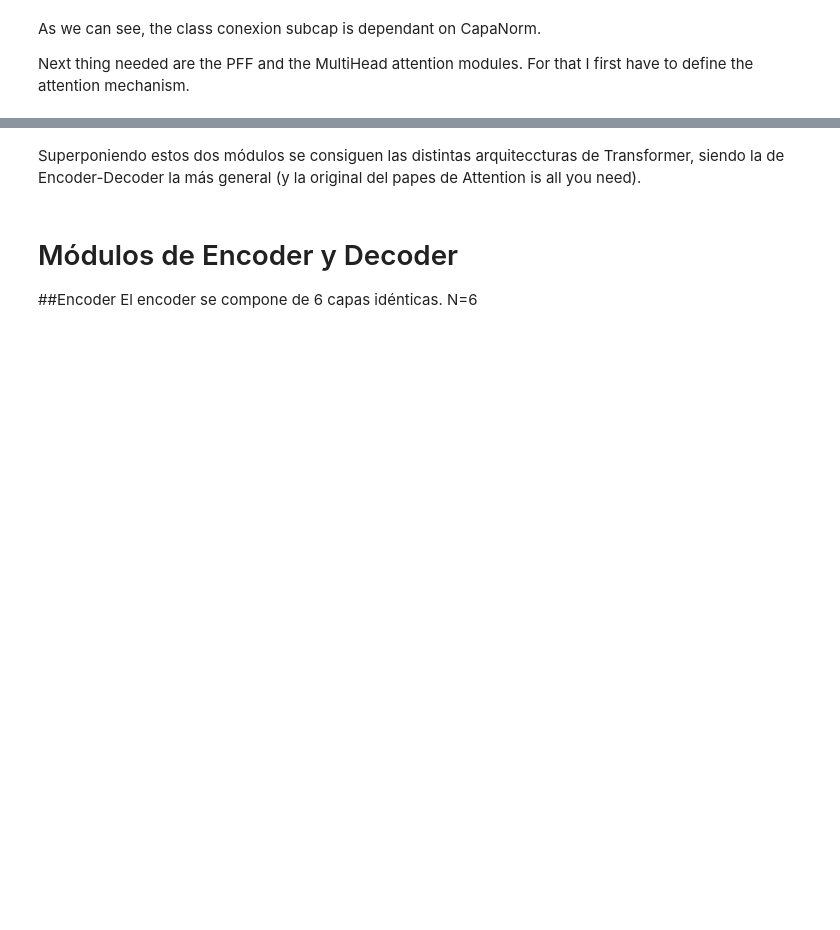
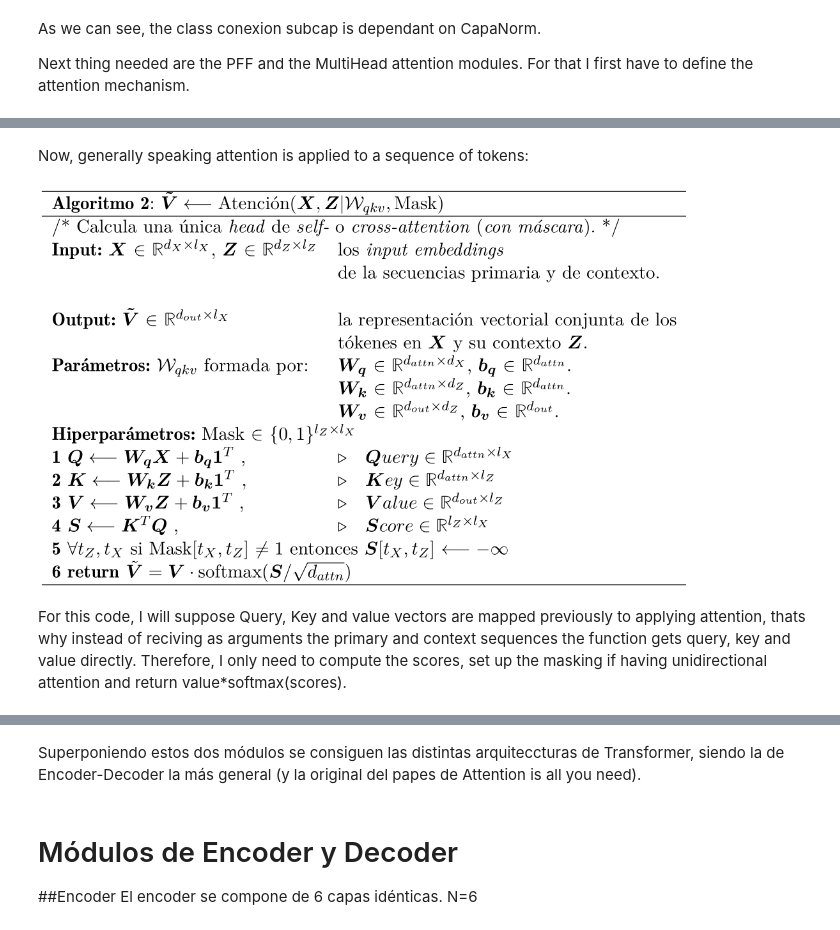
Before and after one commit to nomadicsenseis/annoted-transformer, a Jupyter notebook: The_Annoted_Transformer.ipynb, the cells around one changed output, grey strips where cells are left out. Cells and saved outputs as stored; diff of their text form; code cells hidden in the pictures; blank space fills up the shorter version.

```diff
--- a/The_Annoted_Transformer.ipynb
+++ b/The_Annoted_Transformer.ipynb
@@ -86,3 +166,12 @@ Next thing needed are the PFF and the MultiHead attention modules. For that I fi
+# %% [markdown]
+Now, generally speaking attention is applied to a sequence of tokens:
+# %%
+from IPython.display import Image
+Image(filename='/content/sequence-attention.png',width=650, height=300)
+# %% [output]
+[figure, added]
+# %% [markdown]
+For this code, I will suppose Query, Key and value vectors are mapped previously to applying attention, thats why instead of reciving as arguments the primary and context sequences the function gets query, key and value directly. Therefore, I only need to compute the scores, set up the masking if having unidirectional attention and return value*softmax(scores).
 # %%
 def attention(query, key, value, mask=None, dropout=None):
   d_k=query.size(-1)
```
Also changed, not shown: parts of 24 cells of this notebook.
